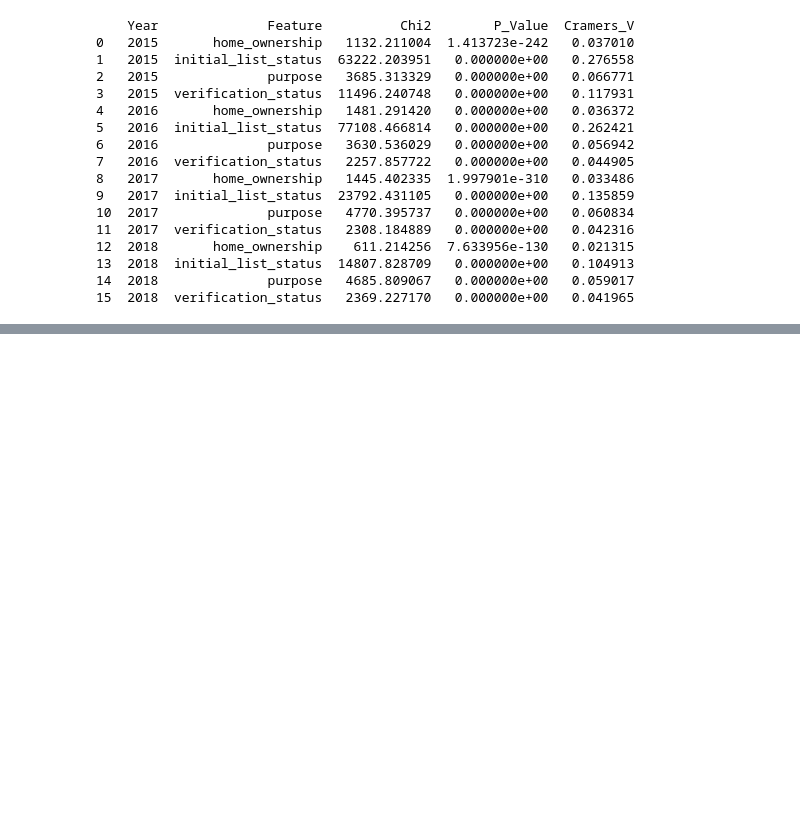
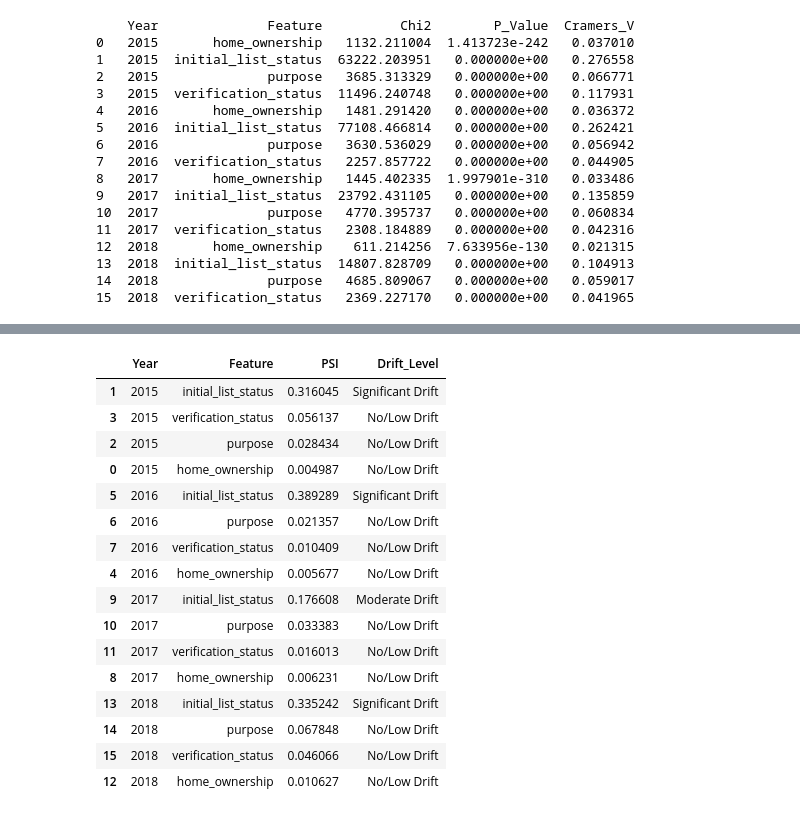
Before and after one commit to Saad7912/ML-Model-Drift-Health-Monitoring-Agent, a Jupyter notebook: LendingClubLoanData.ipynb, the cells around one changed output, grey strips where cells are left out. Saved outputs shown, nothing was run; the diff lists cells and outputs as text; code cells hidden in the pictures; blank space fills up the shorter version.

Commit message:
PSI calculation for Data Drift

```diff
--- a/LendingClubLoanData.ipynb
+++ b/LendingClubLoanData.ipynb
@@ -2208,0 +2315,11 @@ print(categorical_drift_df)
+# %%
+def interpret_psi(psi):
+
+    if pd.isna(psi):
+        return "Not Available"
+    elif psi < 0.10:
+        return "No/Low Drift"
+    elif psi < 0.25:
+        return "Moderate Drift"
+    else:
+        return "Significant Drift"
@@ -2208,0 +2363,52 @@ print(categorical_drift_df)
+# %%
+categorical_psi_results = []
+
+for year in [2015, 2016, 2017, 2018]:
+
+    reference = df[df["issue_d"].dt.year < year]
+    current = df[df["issue_d"].dt.year == year]
+
+    for feature in categorical_features:
+
+        psi_value = calculate_categorical_psi(
+            reference[feature],
+            current[feature]
+        )
+
+        categorical_psi_results.append({
+            "Year": year,
+            "Feature": feature,
+            "PSI": psi_value
+        })
+
+categorical_psi_df = pd.DataFrame(
+    categorical_psi_results
+)
+
+categorical_psi_df["Drift_Level"] = (
+    categorical_psi_df["PSI"]
+    .apply(interpret_psi)
+)
+# %%
+categorical_psi_df.sort_values(
+    ["Year", "PSI"],
+    ascending=[True, False]
+)
+# %% [output]
+|  | Year | Feature | PSI | Drift_Level |
+| 1 | 2015 | initial_list_status | 0.316045 | Significant Drift |
+| 3 | 2015 | verification_status | 0.056137 | No/Low Drift |
+| 2 | 2015 | purpose | 0.028434 | No/Low Drift |
+| 0 | 2015 | home_ownership | 0.004987 | No/Low Drift |
+| 5 | 2016 | initial_list_status | 0.389289 | Significant Drift |
+| 6 | 2016 | purpose | 0.021357 | No/Low Drift |
+| 7 | 2016 | verification_status | 0.010409 | No/Low Drift |
+| 4 | 2016 | home_ownership | 0.005677 | No/Low Drift |
+| 9 | 2017 | initial_list_status | 0.176608 | Moderate Drift |
+| 10 | 2017 | purpose | 0.033383 | No/Low Drift |
+| 11 | 2017 | verification_status | 0.016013 | No/Low Drift |
+| 8 | 2017 | home_ownership | 0.006231 | No/Low Drift |
+| 13 | 2018 | initial_list_status | 0.335242 | Significant Drift |
+| 14 | 2018 | purpose | 0.067848 | No/Low Drift |
+| 15 | 2018 | verification_status | 0.046066 | No/Low Drift |
+| 12 | 2018 | home_ownership | 0.010627 | No/Low Drift |
```
Also changed, not shown: parts of 11 cells of this notebook.
